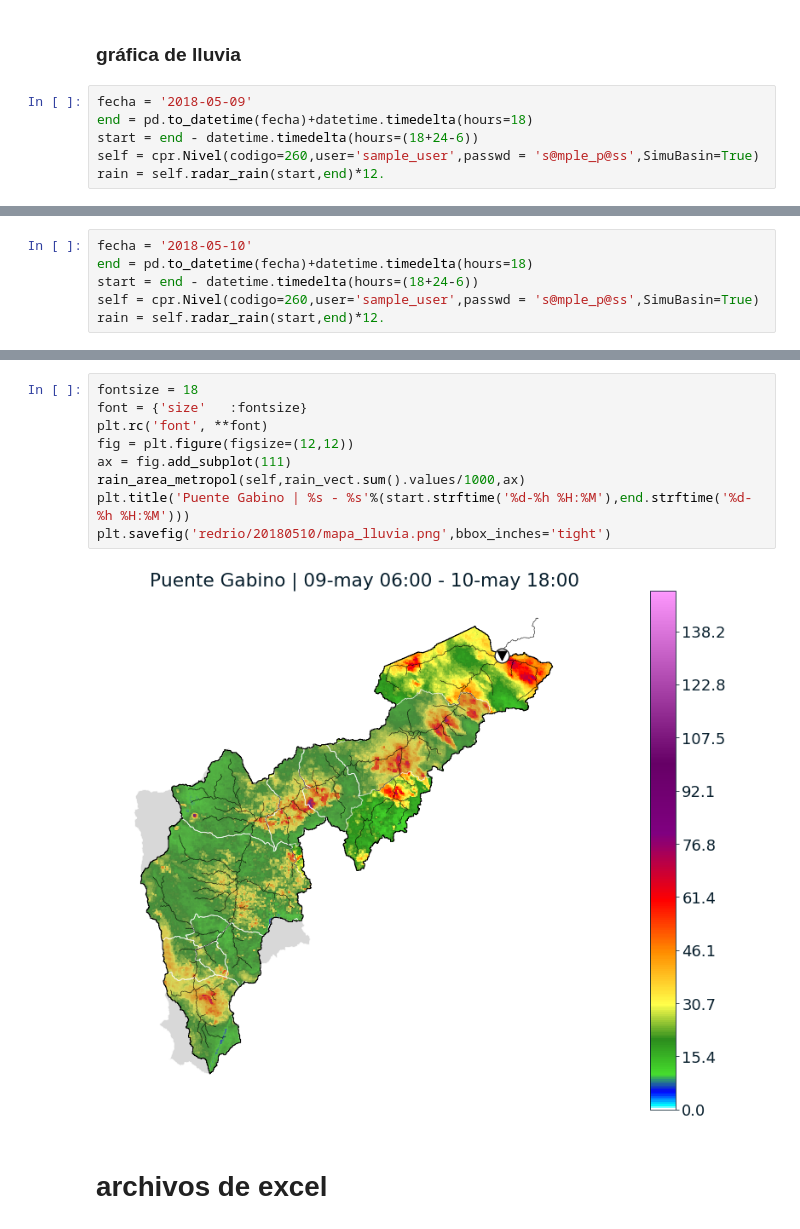
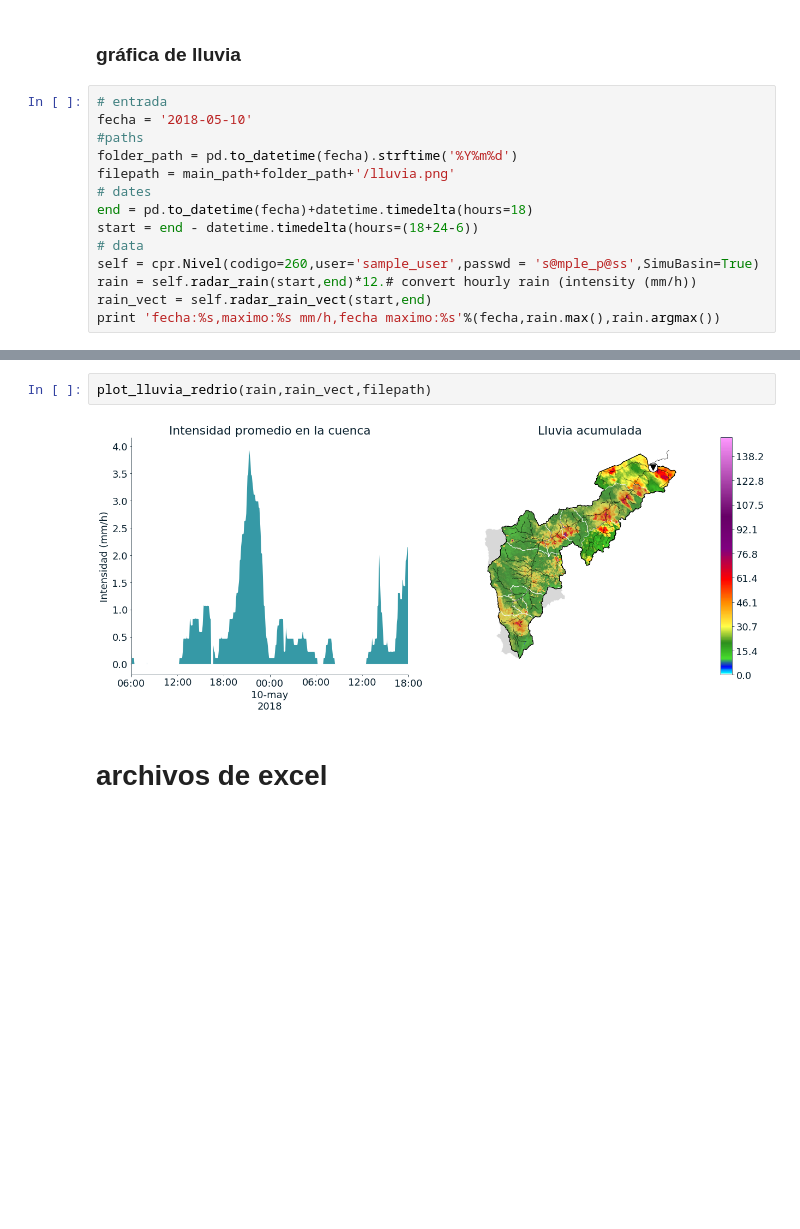
Before and after one commit to vanesalo10/CPR, a Jupyter notebook: documentacion/redrio.ipynb, the cells around one changed output, grey strips where cells are left out. Cells and saved outputs as stored; diff of their text form; blank space fills up the shorter version.

Commit message:
improvements in rain plot redrio

```diff
--- a/documentacion/redrio.ipynb
+++ b/documentacion/redrio.ipynb
@@ -552,10 +743,18 @@ aforos.drop('fecha',axis=1).describe()
 # %% [markdown]
 ### gráfica de lluvia
 # %%
-fecha = '2018-05-09'
+# entrada
+fecha = '2018-05-10'
+#paths
+folder_path = pd.to_datetime(fecha).strftime('%Y%m%d')
+filepath = main_path+folder_path+'/lluvia.png'
+# dates
 end = pd.to_datetime(fecha)+datetime.timedelta(hours=18)
 start = end - datetime.timedelta(hours=(18+24-6))
+# data
 self = cpr.Nivel(codigo=260,user='sample_user',passwd = 's@mple_p@ss',SimuBasin=True)
-rain = self.radar_rain(start,end)*12.
+rain = self.radar_rain(start,end)*12.# convert hourly rain (intensity (mm/h))
+rain_vect = self.radar_rain_vect(start,end)
+print 'fecha:%s,maximo:%s mm/h,fecha maximo:%s'%(fecha,rain.max(),rain.argmax())
 # %% [output]
 201805070000-201805132355-260-sample_user
@@ -589,6 +763,0 @@ plt.savefig('redrio/20180509/mapa_lluvia.png',bbox_inches='tight')
-# %%
-fecha = '2018-05-10'
-end = pd.to_datetime(fecha)+datetime.timedelta(hours=18)
-start = end - datetime.timedelta(hours=(18+24-6))
-self = cpr.Nivel(codigo=260,user='sample_user',passwd = 's@mple_p@ss',SimuBasin=True)
-rain = self.radar_rain(start,end)*12.
@@ -612,14 +764,7 @@ plt.savefig('redrio/20180510/nivel.png',bbox_inches='tight')
-# %%
-fontsize = 18
-font = {'size'   :fontsize}
-plt.rc('font', **font)
-fig = plt.figure(figsize=(12,12))
-ax = fig.add_subplot(111)
-rain_area_metropol(self,rain_vect.sum().values/1000,ax)
-plt.title('Puente Gabino | %s - %s'%(start.strftime('%d-%h %H:%M'),end.strftime('%d-%h %H:%M')))
-plt.savefig('redrio/20180510/mapa_lluvia.png',bbox_inches='tight')
-# %% [output]
-[figure, removed]
+# %%
+plot_lluvia_redrio(rain,rain_vect,filepath)
+# %% [output]
+[figure, added]
 # %% [markdown]
 # archivos de excel
 # %%
```
Also changed, not shown: parts of 11 cells of this notebook.
